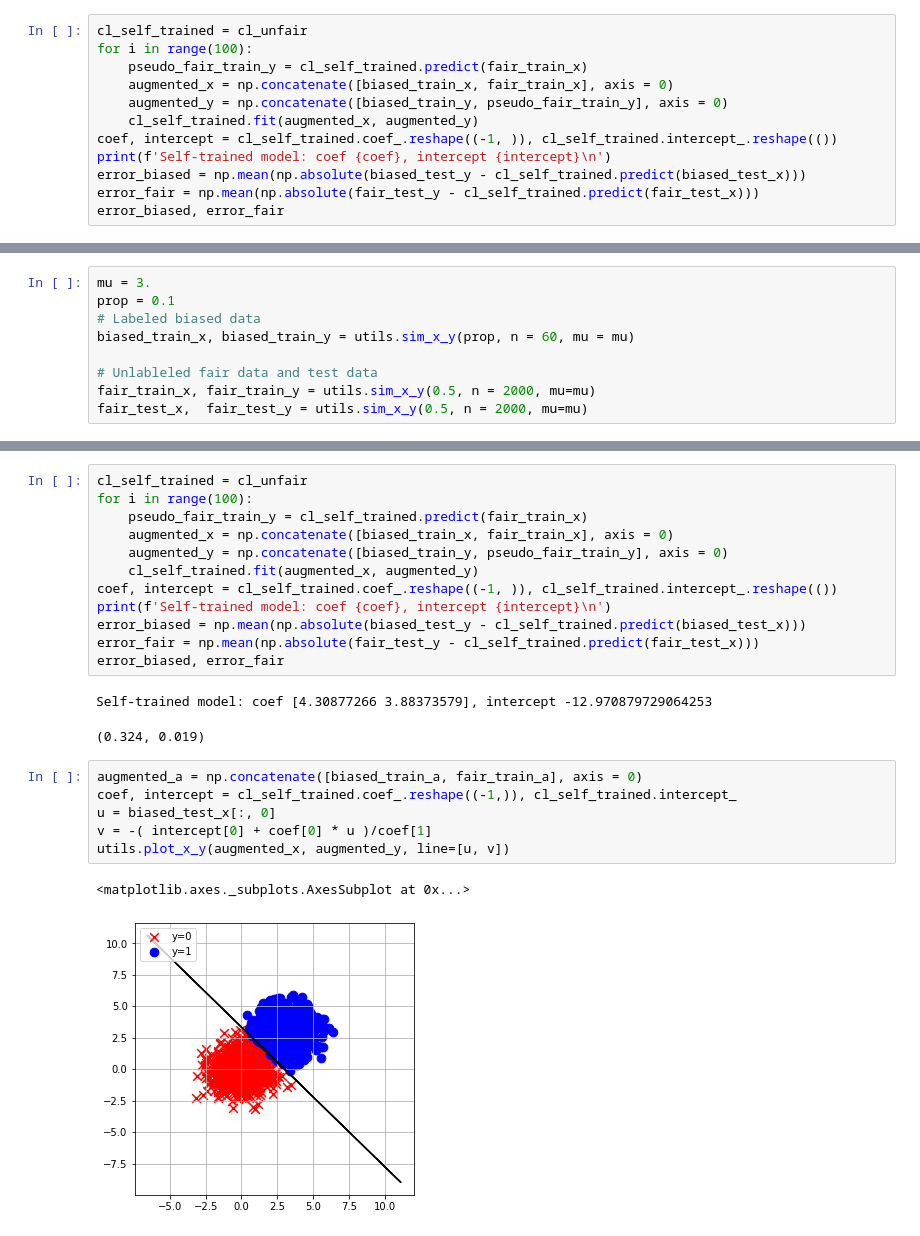
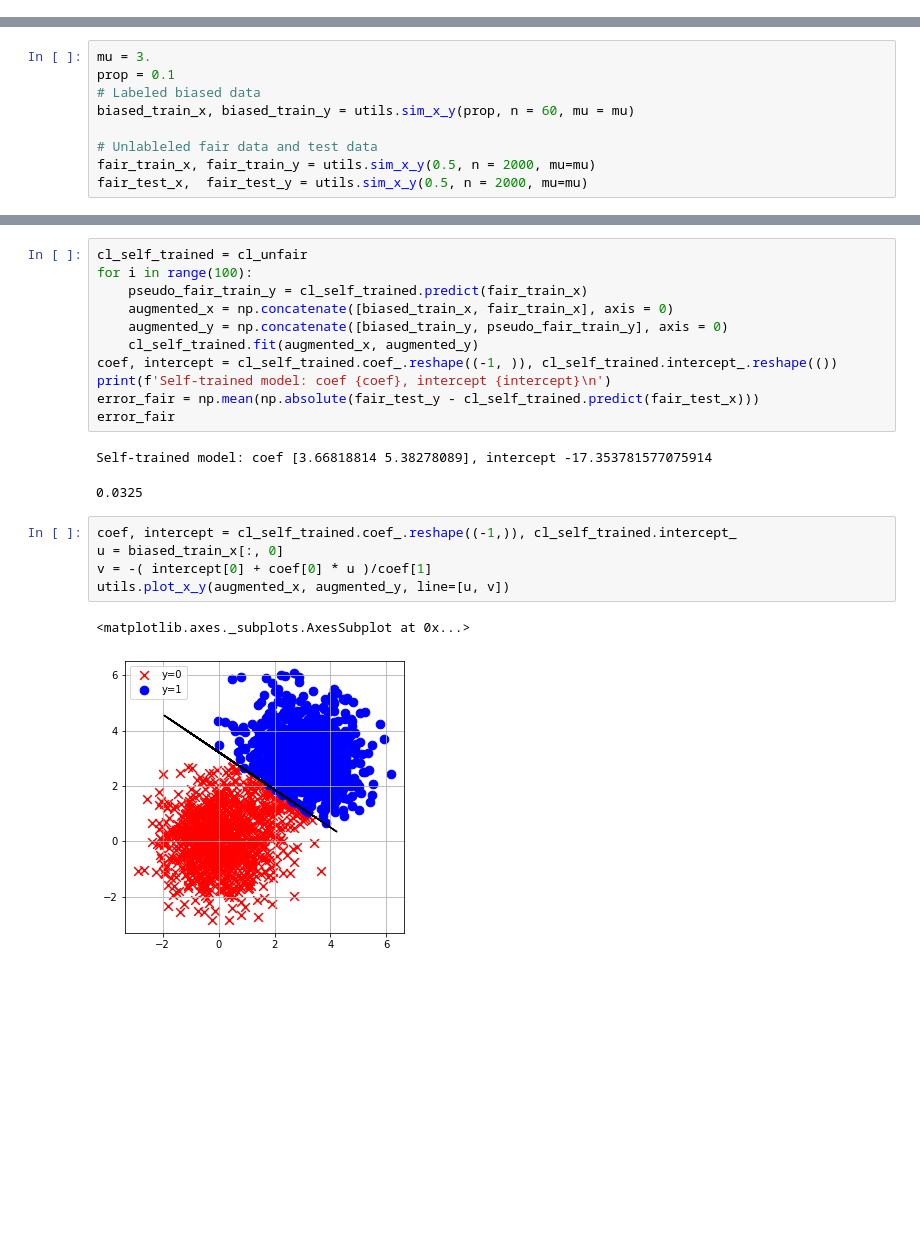
Before and after one commit to smaityumich/self-training, a Jupyter notebook: fair-self-training.ipynb, the cells around one changed output, grey strips where cells are left out. Cells and saved outputs as stored; diff of their text form; blank space fills up the shorter version.

```diff
--- a/fair-self-training.ipynb
+++ b/fair-self-training.ipynb
@@ -40,12 +6,0 @@ ax = utils.plot_scatter_sample(biased_train_x, biased_train_y, biased_train_a, l
-# %%
-cl_self_trained = cl_unfair
-for i in range(100):
-    pseudo_fair_train_y = cl_self_trained.predict(fair_train_x)
-    augmented_x = np.concatenate([biased_train_x, fair_train_x], axis = 0)
-    augmented_y = np.concatenate([biased_train_y, pseudo_fair_train_y], axis = 0)
-    cl_self_trained.fit(augmented_x, augmented_y)
-coef, intercept = cl_self_trained.coef_.reshape((-1, )), cl_self_trained.intercept_.reshape(())
-print(f'Self-trained model: coef {coef}, intercept {intercept}\n')
-error_biased = np.mean(np.absolute(biased_test_y - cl_self_trained.predict(biased_test_x)))
-error_fair = np.mean(np.absolute(fair_test_y - cl_self_trained.predict(fair_test_x)))
-error_biased, error_fair
@@ -122,18 +42,16 @@ for i in range(100):
     cl_self_trained.fit(augmented_x, augmented_y)
 coef, intercept = cl_self_trained.coef_.reshape((-1, )), cl_self_trained.intercept_.reshape(())
 print(f'Self-trained model: coef {coef}, intercept {intercept}\n')
-error_biased = np.mean(np.absolute(biased_test_y - cl_self_trained.predict(biased_test_x)))
 error_fair = np.mean(np.absolute(fair_test_y - cl_self_trained.predict(fair_test_x)))
-error_biased, error_fair
+error_fair
 # %% [output]
-Self-trained model: coef [4.30877266 3.88373579], intercept -12.970879729064253
+Self-trained model: coef [3.66818814 5.38278089], intercept -17.353781577075914
-(0.324, 0.019)
+0.0325
 # %%
-augmented_a = np.concatenate([biased_train_a, fair_train_a], axis = 0)
 coef, intercept = cl_self_trained.coef_.reshape((-1,)), cl_self_trained.intercept_
-u = biased_test_x[:, 0]
+u = biased_train_x[:, 0]
 v = -( intercept[0] + coef[0] * u )/coef[1]
 utils.plot_x_y(augmented_x, augmented_y, line=[u, v])
 # %% [output]
 <matplotlib.axes._subplots.AxesSubplot at 0x...>
-[figure, old version]
+[figure, new version]
```
Also changed, not shown: parts of 21 cells of this notebook, 3 other files.
